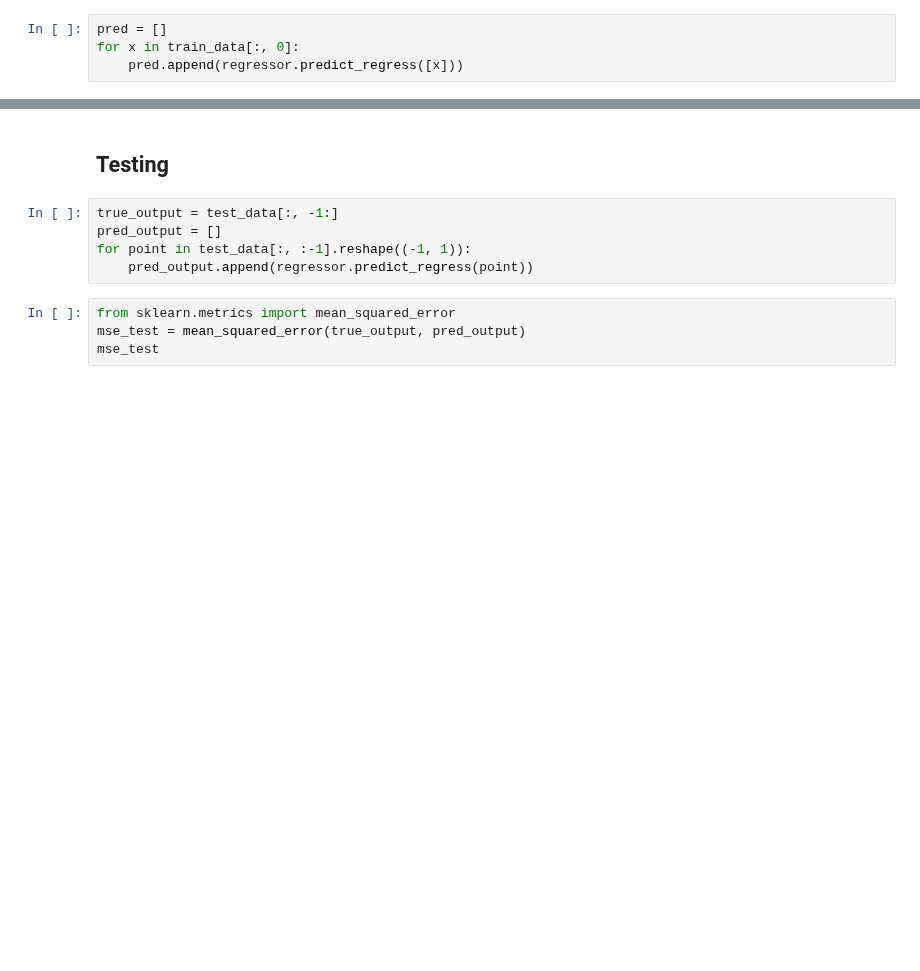
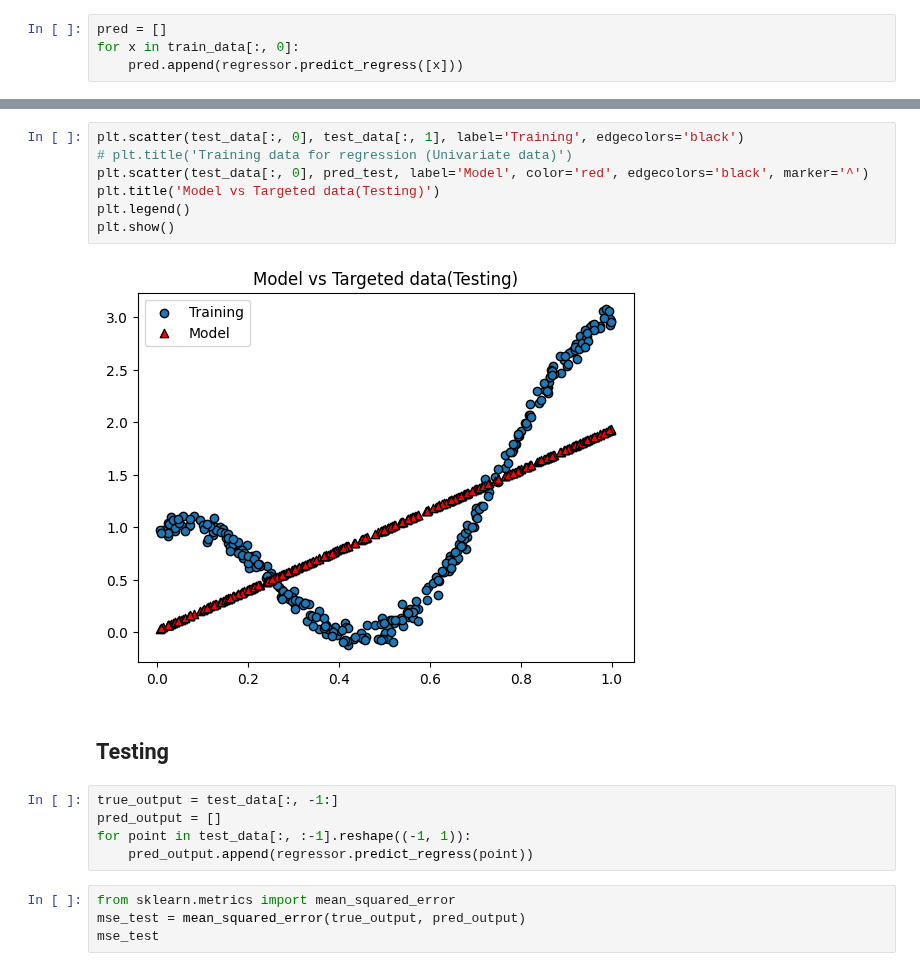
Before and after one commit to imraunav/Deep-Learning-and-Applications, a Jupyter notebook: regression_univariate.ipynb, the cells around one changed output, grey strips where cells are left out. Drawn from its saved outputs; the diff is of its cells as text; blank space fills up the shorter version.

```diff
--- a/regression_univariate.ipynb
+++ b/regression_univariate.ipynb
@@ -82,3 +86,12 @@ plt.show()
+# %%
+plt.scatter(test_data[:, 0], test_data[:, 1], label='Training', edgecolors='black')
+# plt.title('Training data for regression (Univariate data)')
+plt.scatter(test_data[:, 0], pred_test, label='Model', color='red', edgecolors='black', marker='^')
+plt.title('Model vs Targeted data(Testing)')
+plt.legend()
+plt.show()
+# %% [output]
+[figure, added]
 # %% [markdown]
 ## Testing
 # %%
```
Also changed, not shown: parts of 10 cells of this notebook.
